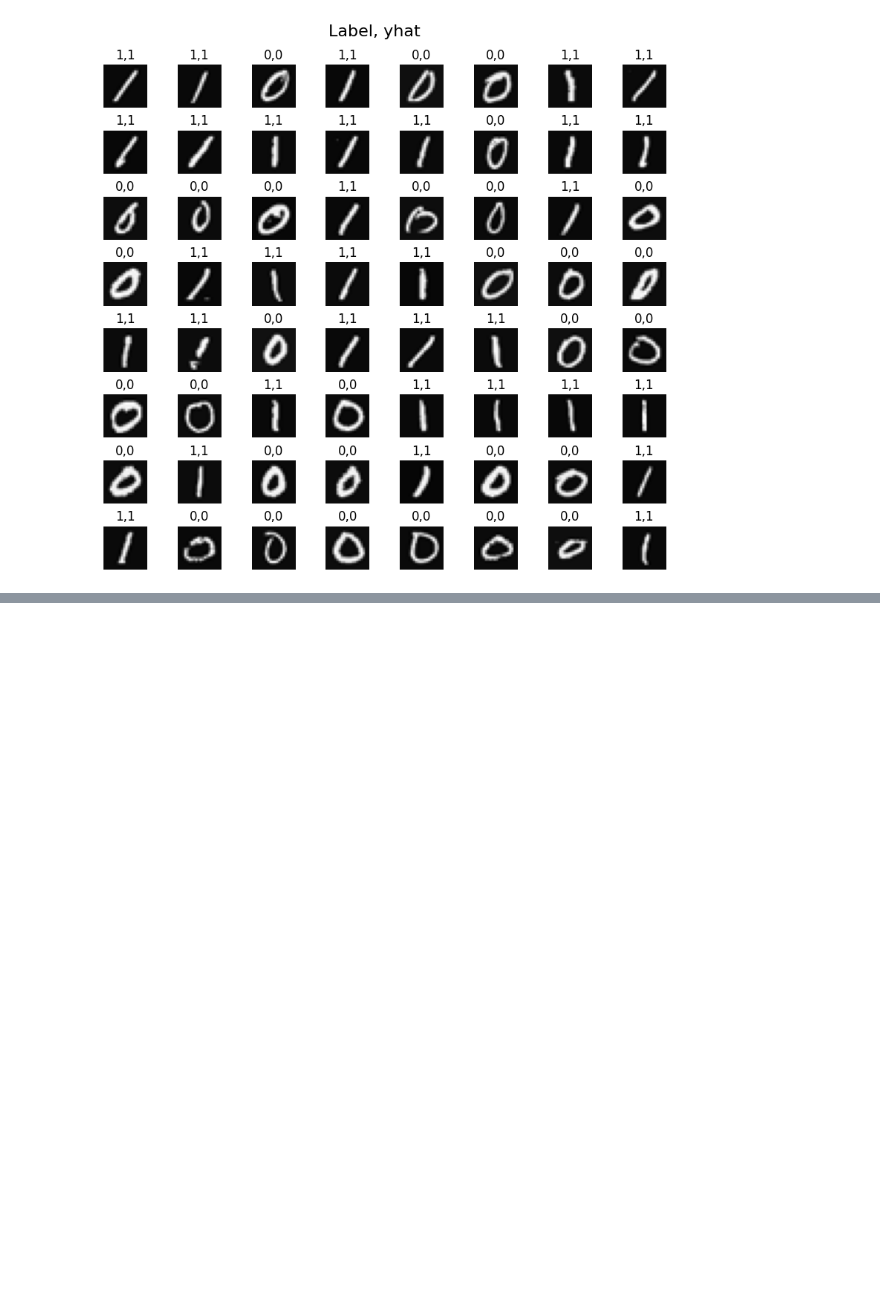
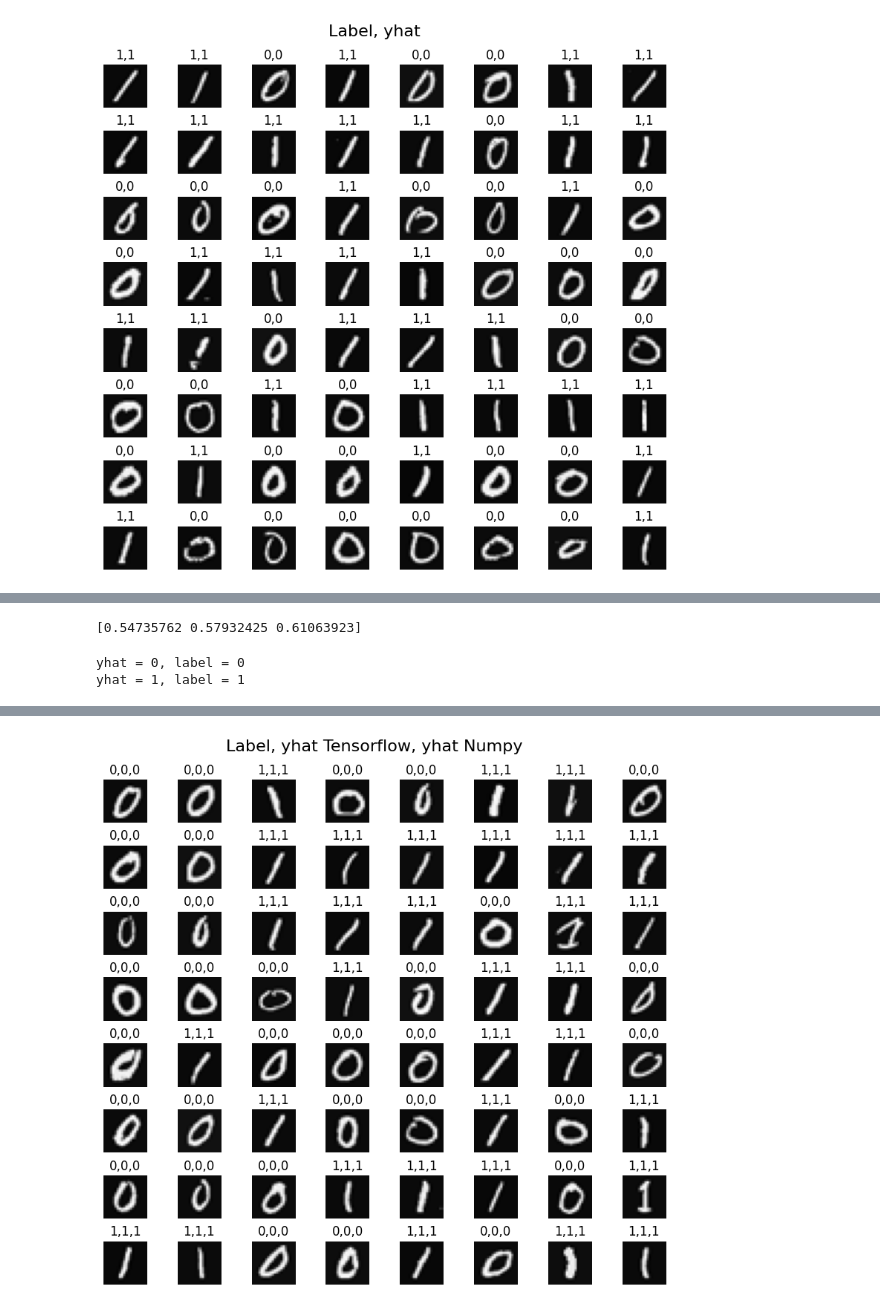
Before and after one commit to dubey22rohit/ai-ml, a Jupyter notebook: neural_networks/binary_numbers_classification/handwritten_digit_classification.ipynb, the cells around one changed output, grey strips where cells are left out. Drawn from its saved outputs; the diff is of its cells as text; code cells hidden in the pictures; blank space fills up the shorter version.

Commit message:
handwritten digit classification numpy and vectorized numpy

```diff
--- a/neural_networks/binary_numbers_classification/handwritten_digit_classification.ipynb
+++ b/neural_networks/binary_numbers_classification/handwritten_digit_classification.ipynb
@@ -186,0 +210,66 @@ plt.show()
+# %%
+# Quick Check
+x_tst = 0.1*np.arange(1,3,1).reshape(2,)  # (1 examples, 2 features)
+W_tst = 0.1*np.arange(1,7,1).reshape(2,3) # (2 input features, 3 output features)
+b_tst = 0.1*np.arange(1,4,1).reshape(3,)  # (3 features)
+A_tst = my_dense(x_tst, W_tst, b_tst, sigmoid)
+print(A_tst)
+# %% [output]
+[0.54735762 0.57932425 0.61063923]
+# %%
+def my_sequential(x, W1, b1, W2, b2, W3, b3):
+    a1 = my_dense(x, W1, b1, sigmoid)
+    a2 = my_dense(a1, W2, b2, sigmoid)
+    a3 = my_dense(a2, W3, b3, sigmoid)
+    return (a3)
+# %%
+W1_tmp, b1_tmp = layer1.get_weights()
+W2_tmp, b2_tmp = layer2.get_weights()
+W3_tmp, b3_tmp = layer3.get_weights()
+# %%
+prediction = my_sequential(X[0], W1_tmp, b1_tmp, W2_tmp, b2_tmp, W3_tmp, b3_tmp)
+if prediction >= 0.5:
+    yhat = 1
+else:
+    yhat = 0
+print(f"yhat = {yhat}, label = {y[0,0]}")
+prediction = my_sequential(X[500], W1_tmp, b1_tmp, W2_tmp, b2_tmp, W3_tmp, b3_tmp)
+if prediction >= 0.5:
+    yhat = 1
+else:
+    yhat = 0
+print(f"yhat = {yhat}, label = {y[500,0]}")
+# %% [output]
+yhat = 0, label = 0
+yhat = 1, label = 1
+# %%
+m, n = X.shape
+
+fig, axes = plt.subplots(8,8, figsize=(8,8))
+fig.tight_layout(pad=0.1,rect=[0, 0.03, 1, 0.92]) #[left, bottom, right, top]
+
+for i,ax in enumerate(axes.flat):
+    # Select random indices
+    random_index = np.random.randint(m)
+
+    # Select rows corresponding to the random indices and
+    # reshape the image
+    X_random_reshaped = X[random_index].reshape((20,20)).T
+
+    # Display the image
+    ax.imshow(X_random_reshaped, cmap='gray')
+
+    # Predict using the Neural Network implemented in Numpy
+    my_prediction = my_sequential(X[random_index], W1_tmp, b1_tmp, W2_tmp, b2_tmp, W3_tmp, b3_tmp )
+    my_yhat = int(my_prediction >= 0.5)
+
+    # Predict using the Neural Network implemented in Tensorflow
+    tf_prediction = model.predict(X[random_index].reshape(1,400))
+    tf_yhat = int(tf_prediction >= 0.5)
+
+    # Display the label above the image
+    ax.set_title(f"{y[random_index,0]},{tf_yhat},{my_yhat}")
+    ax.set_axis_off()
+fig.suptitle("Label, yhat Tensorflow, yhat Numpy", fontsize=16)
+plt.show()
+# %% [output]
@@ -186,0 +295 @@ plt.show()
+[figure, added]
```
Also changed, not shown: parts of 6 cells of this notebook.
